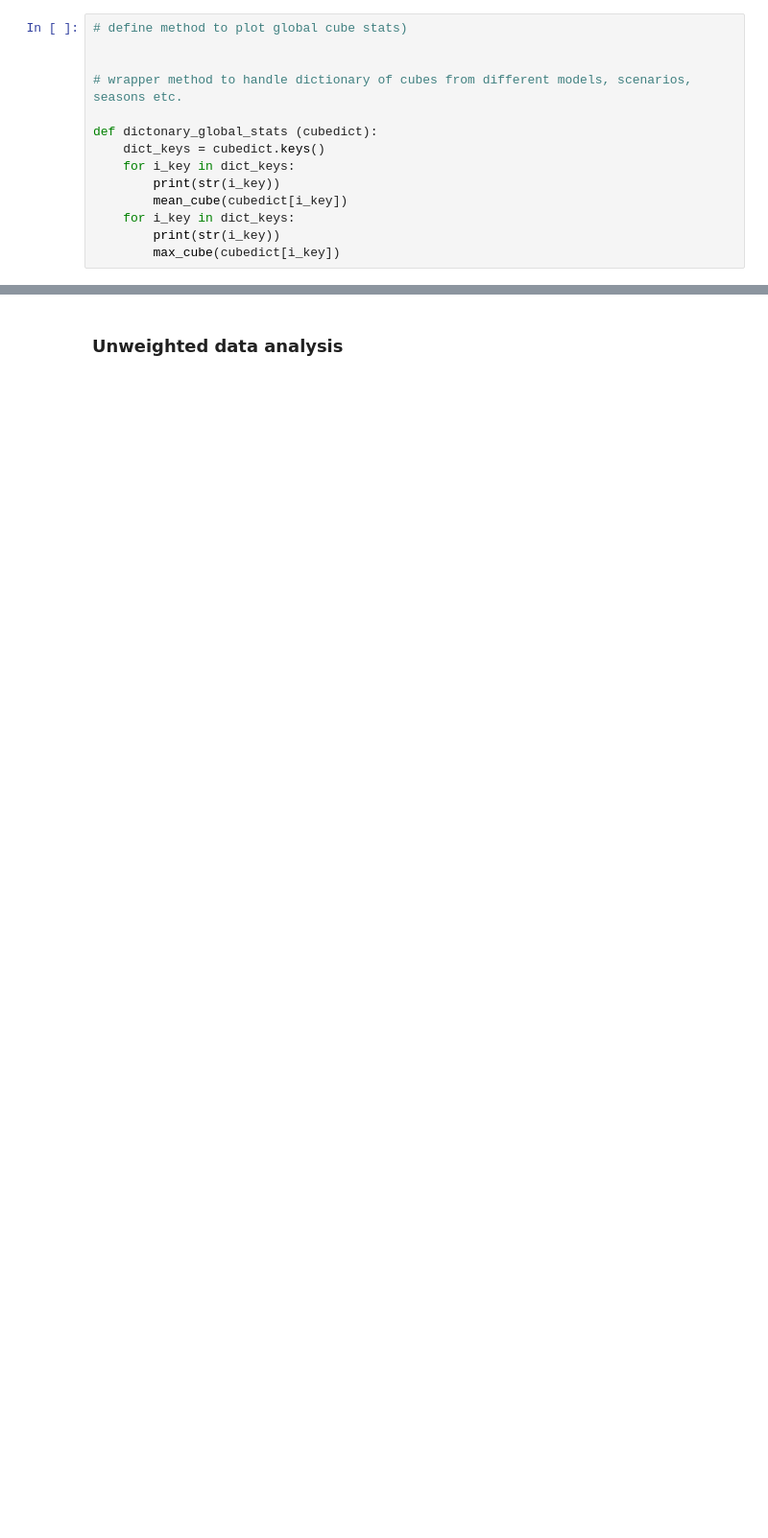
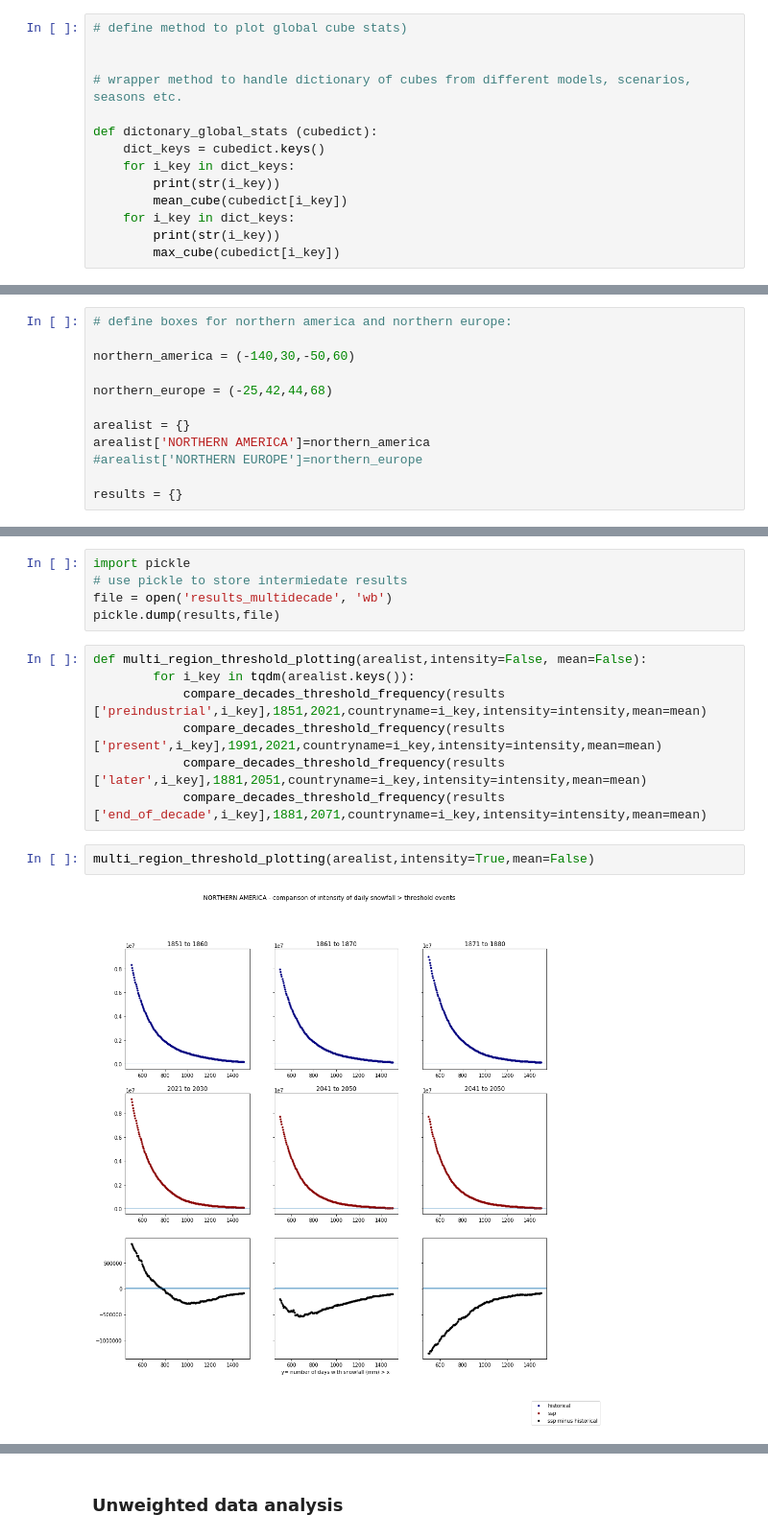
Before and after one commit to lquante/ExtremeEventEvaluation, a Jupyter notebook: NcDataProbing.ipynb, the cells around one changed output, grey strips where cells are left out. Shown at 96% size. Saved outputs shown, nothing was run; the diff lists cells and outputs as text; blank space fills up the shorter version.

```diff
--- a/NcDataProbing.ipynb
+++ b/NcDataProbing.ipynb
@@ -473,0 +786,12 @@ France
+# %%
+# define boxes for northern america and northern europe:
+
+northern_america = (-140,30,-50,60)
+
+northern_europe = (-25,42,44,68)
+
+arealist = {}
+arealist['NORTHERN AMERICA']=northern_america
+#arealist['NORTHERN EUROPE']=northern_europe
+
+results = {}
@@ -473,0 +832,16 @@ France
+# %%
+import pickle
+# use pickle to store intermiedate results
+file = open('results_multidecade', 'wb')
+pickle.dump(results,file)
+# %%
+def multi_region_threshold_plotting(arealist,intensity=False, mean=False):
+        for i_key in tqdm(arealist.keys()):
+            compare_decades_threshold_frequency(results ['preindustrial',i_key],1851,2021,countryname=i_key,intensity=intensity,mean=mean)
+            compare_decades_threshold_frequency(results ['present',i_key],1991,2021,countryname=i_key,intensity=intensity,mean=mean)
+            compare_decades_threshold_frequency(results ['later',i_key],1881,2051,countryname=i_key,intensity=intensity,mean=mean)
+            compare_decades_threshold_frequency(results ['end_of_decade',i_key],1881,2071,countryname=i_key,intensity=intensity,mean=mean)
+# %%
+multi_region_threshold_plotting(arealist,intensity=True,mean=False)
+# %% [output]
+[figure, added]
```
Also changed, not shown: parts of 86 cells of this notebook, 6 other files.
